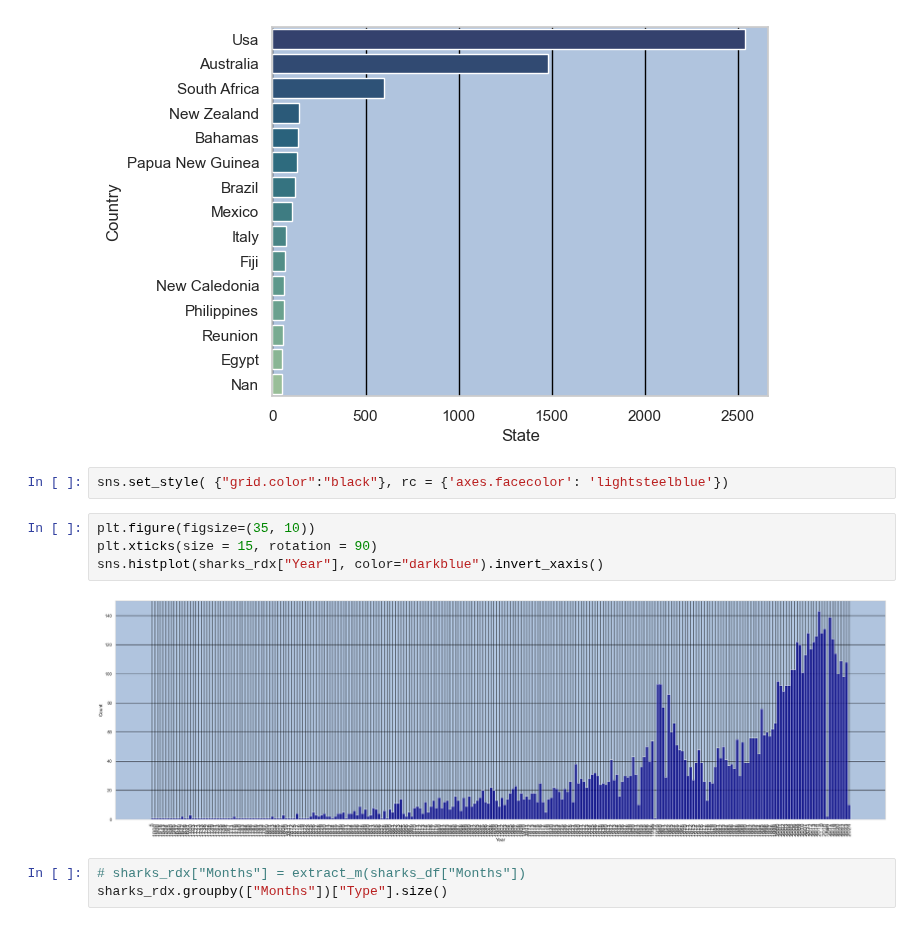
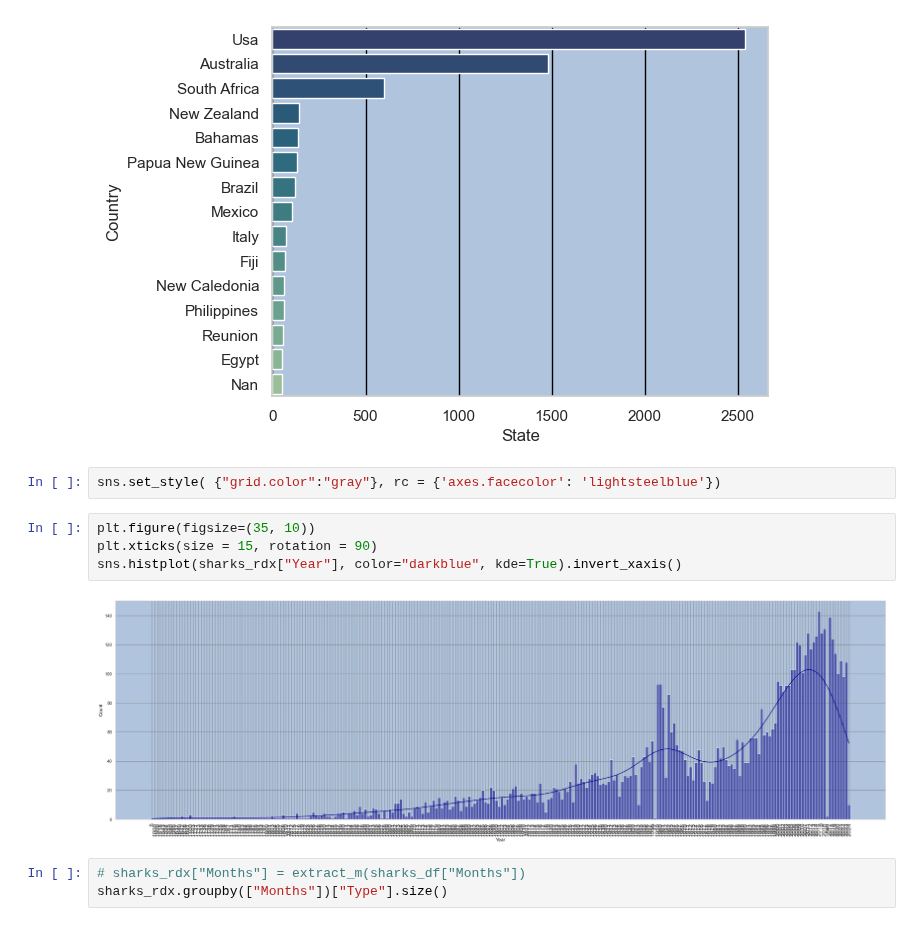
Before and after one commit to Papa-Yaga/quest_2, a Jupyter notebook: Quest_2_Shark_Analysis.ipynb, the cells around one changed output. Cells and saved outputs as stored; diff of their text form.

Commit message:
More Graphics

```diff
--- a/Quest_2_Shark_Analysis.ipynb
+++ b/Quest_2_Shark_Analysis.ipynb
@@ -248,13 +248,13 @@ sns.barplot(x=state_amount, y=state_amount_x.index, palette="crest").invert_yaxi
 # %% [output]
 [figure]
 # %%
-sns.set_style( {"grid.color":"black"}, rc = {'axes.facecolor': 'lightsteelblue'})
+sns.set_style( {"grid.color":"gray"}, rc = {'axes.facecolor': 'lightsteelblue'})
 # %%
 plt.figure(figsize=(35, 10))
 plt.xticks(size = 15, rotation = 90)
-sns.histplot(sharks_rdx["Year"], color="darkblue").invert_xaxis()
+sns.histplot(sharks_rdx["Year"], color="darkblue", kde=True).invert_xaxis()
 # %% [output]
-[figure, old version]
+[figure, new version]
 # %%
 # sharks_rdx["Months"] = extract_m(sharks_df["Months"])
 sharks_rdx.groupby(["Months"])["Type"].size()
```
Also changed, not shown: parts of 6 cells of this notebook.
